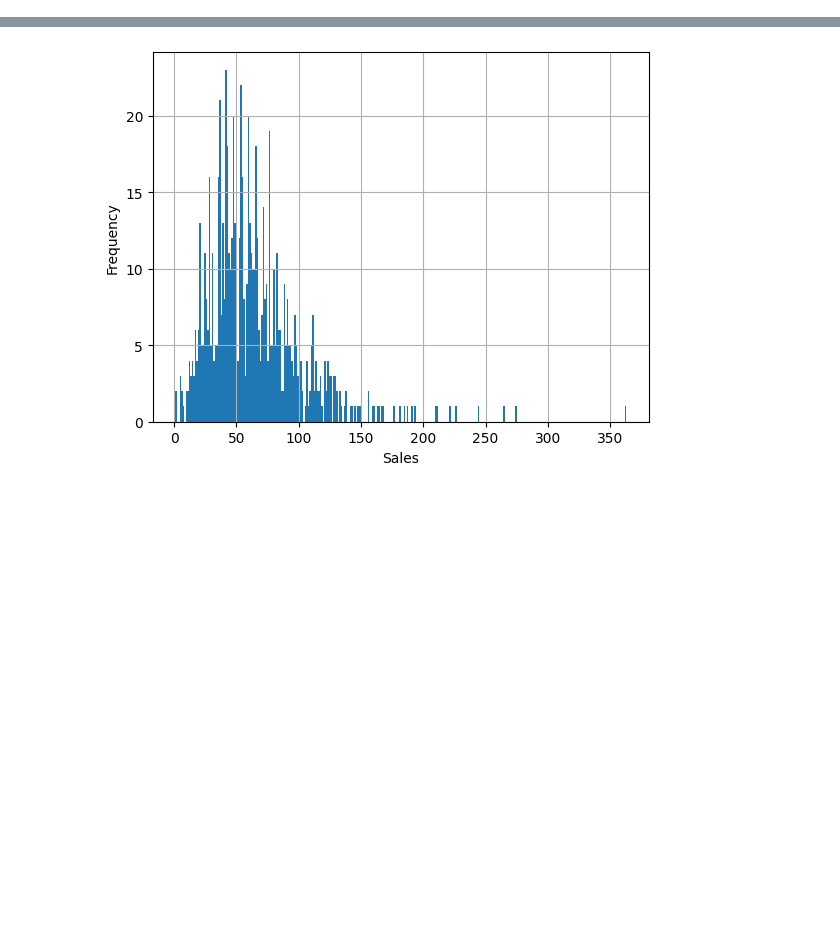
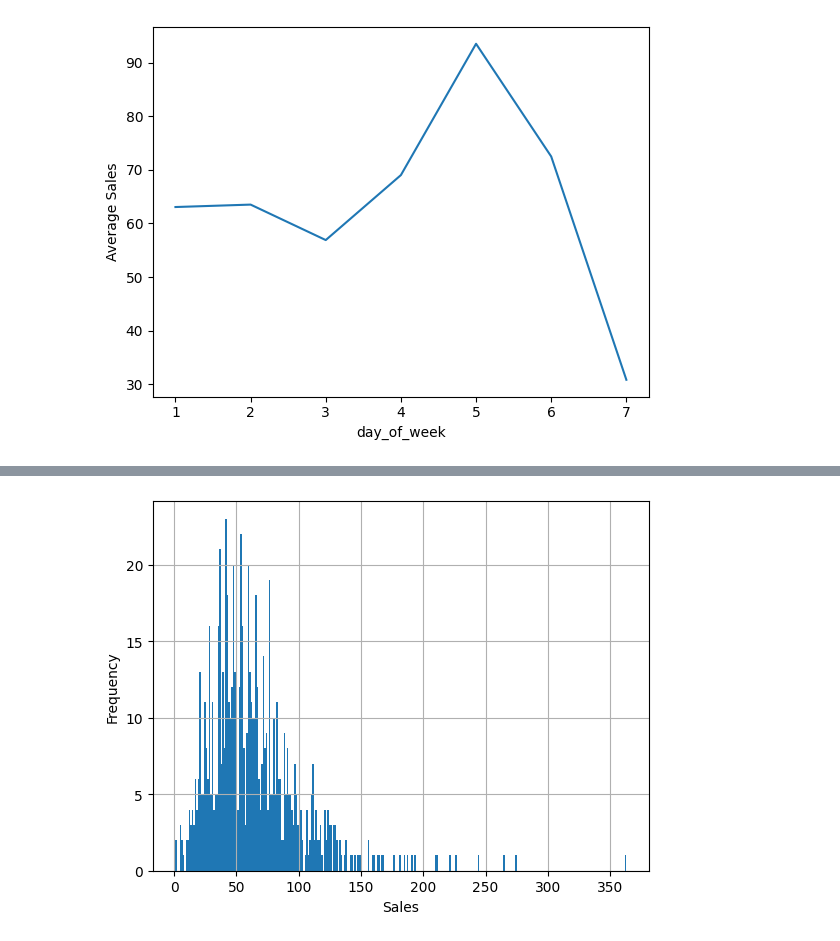
Before and after one commit to IvankaiKrisztian/Szakdolgozat, a Jupyter notebook: data/Explore.ipynb, the cells around one changed output, grey strips where cells are left out. Cells and saved outputs as stored; diff of their text form; code cells hidden in the pictures; blank space fills up the shorter version.

```diff
--- a/data/Explore.ipynb
+++ b/data/Explore.ipynb
@@ -63,0 +55,4 @@ plt.show()
+# %%
+plot_average_by_group(sales_and_stock, 'day_of_week')
+# %% [output]
+[figure, added]
```
Also changed, not shown: parts of 36 cells of this notebook, 11 other files.
